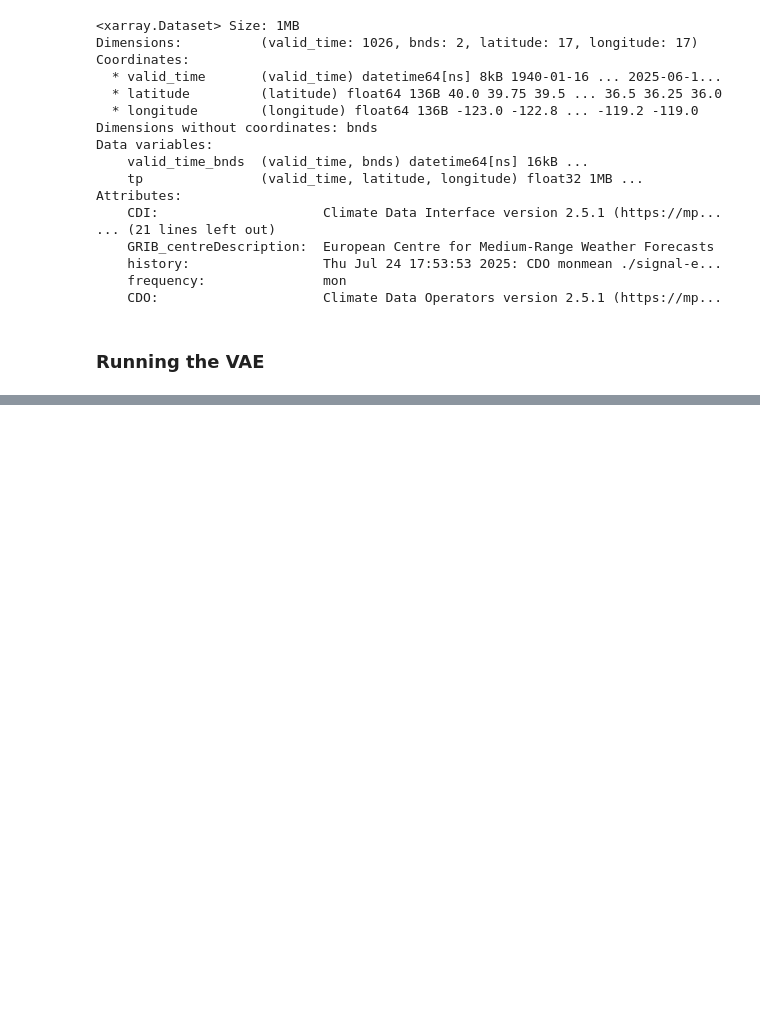
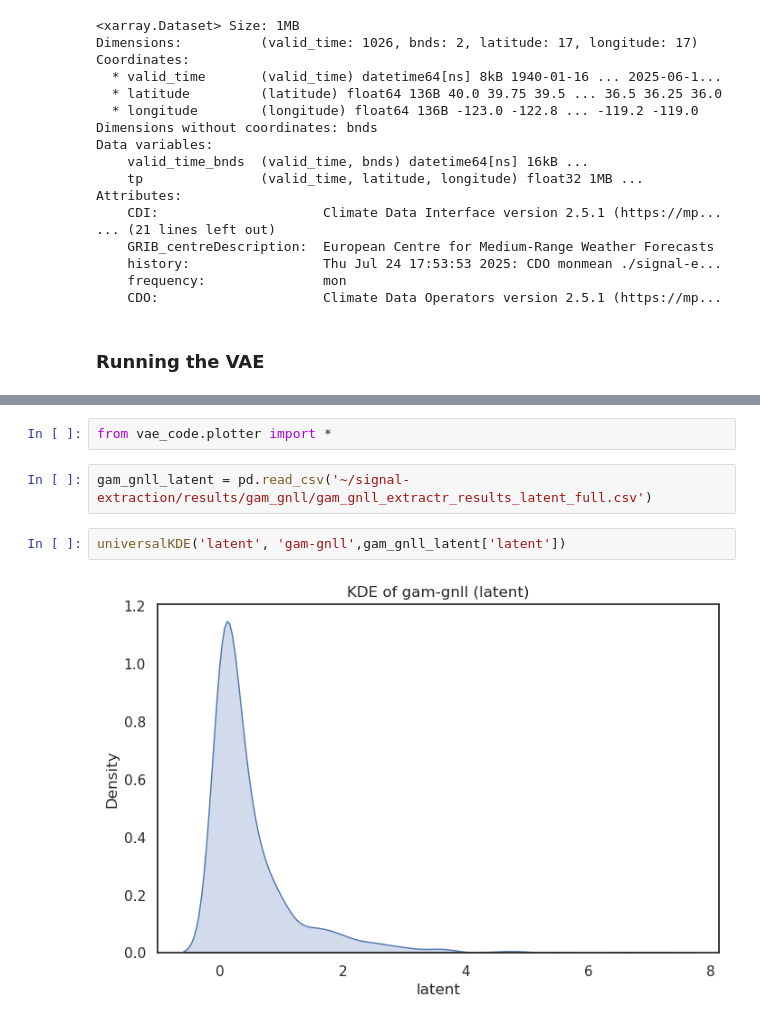
Before and after one commit to JulianEsler/signal-extraction, a Jupyter notebook: workbench/ERA5_VAE-GNLL-Copy1.ipynb, the cells around one changed output, grey strips where cells are left out. Drawn from its saved outputs; the diff is of its cells as text; blank space fills up the shorter version.

```diff
--- a/workbench/ERA5_VAE-GNLL-Copy1.ipynb
+++ b/workbench/ERA5_VAE-GNLL-Copy1.ipynb
@@ -44,0 +63,8 @@ e1 = extractr(m1['model'],sdata1,'sst',pdata1,'tp',m1['sst_scaler'],m1['precip_s
+# %%
+from vae_code.plotter import *
+# %%
+gam_gnll_latent = pd.read_csv('~/signal-extraction/results/gam_gnll/gam_gnll_extractr_results_latent_full.csv')
+# %%
+universalKDE('latent', 'gam-gnll',gam_gnll_latent['latent'])
+# %% [output]
+[figure, added]
```
Also changed, not shown: parts of 11 cells of this notebook, 9 other files.
